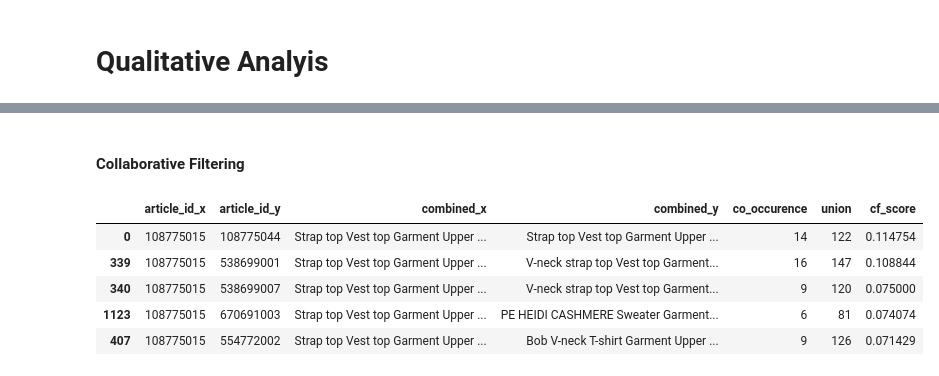
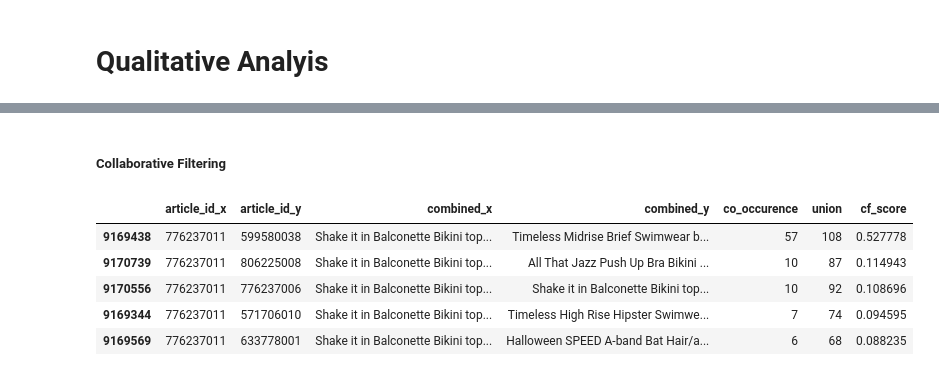
Before and after one commit to aartij22/recommendation, a Jupyter notebook: relevance/cross_sell/frequently_bought.ipynb, the cells around one changed output, grey strips where cells are left out. Drawn from its saved outputs; the diff is of its cells as text; code cells hidden in the pictures.

```diff
--- a/relevance/cross_sell/frequently_bought.ipynb
+++ b/relevance/cross_sell/frequently_bought.ipynb
@@ -116,12 +116,12 @@ co_occurence[co_occurence['article_id_x']==722416001].head()
 # %% [markdown]
-#### Collaborative Filtering
+##### Collaborative Filtering
 # %%
-i2i[i2i['article_id_x']==108775015].head()
+i2i[i2i['article_id_x']==776237011].head()
 # %% [output]
 |  | article_id_x | article_id_y | combined_x | combined_y | co_occurence | union | cf_score |
-| 0 | 108775015 | 108775044 | Strap top Vest top Garment Upper ... | Strap top Vest top Garment Upper ... | 14 | 122 | 0.114754 |
-| 339 | 108775015 | 538699001 | Strap top Vest top Garment Upper ... | V-neck strap top Vest top Garment... | 16 | 147 | 0.108844 |
-| 340 | 108775015 | 538699007 | Strap top Vest top Garment Upper ... | V-neck strap top Vest top Garment... | 9 | 120 | 0.075000 |
-| 1123 | 108775015 | 670691003 | Strap top Vest top Garment Upper ... | PE HEIDI CASHMERE Sweater Garment... | 6 | 81 | 0.074074 |
-| 407 | 108775015 | 554772002 | Strap top Vest top Garment Upper ... | Bob V-neck T-shirt Garment Upper ... | 9 | 126 | 0.071429 |
+| 9169438 | 776237011 | 599580038 | Shake it in Balconette Bikini top... | Timeless Midrise Brief Swimwear b... | 57 | 108 | 0.527778 |
+| 9170739 | 776237011 | 806225008 | Shake it in Balconette Bikini top... | All That Jazz Push Up Bra Bikini ... | 10 | 87 | 0.114943 |
+| 9170556 | 776237011 | 776237006 | Shake it in Balconette Bikini top... | Shake it in Balconette Bikini top... | 10 | 92 | 0.108696 |
+| 9169344 | 776237011 | 571706010 | Shake it in Balconette Bikini top... | Timeless High Rise Hipster Swimwe... | 7 | 74 | 0.094595 |
+| 9169569 | 776237011 | 633778001 | Shake it in Balconette Bikini top... | Halloween SPEED A-band Bat Hair/a... | 6 | 68 | 0.088235 |
 # %%
```
Also changed, not shown: parts of 8 cells of this notebook.
